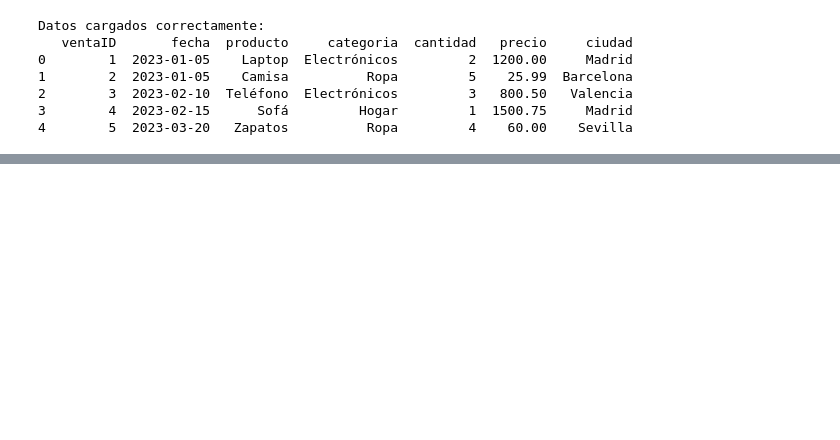
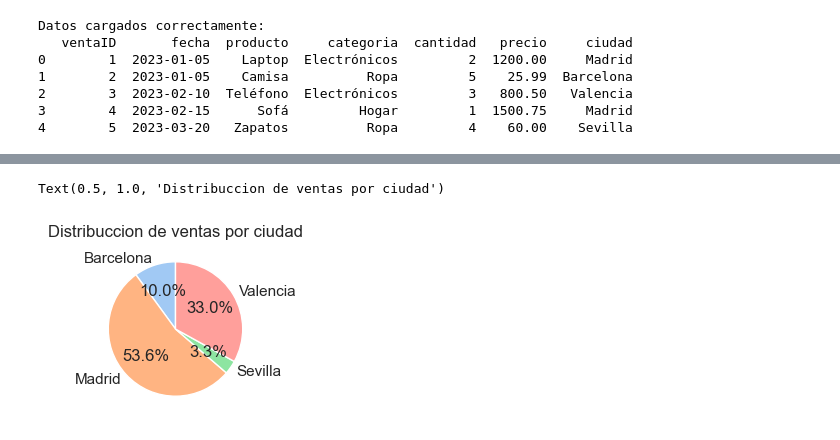
Before and after one commit to devpcarlos/CienciaDatos, a Jupyter notebook: BD.ipynb, the cells around one changed output, grey strips where cells are left out. Drawn from its saved outputs; the diff is of its cells as text; code cells hidden in the pictures; blank space fills up the shorter version.

```diff
--- a/BD.ipynb
+++ b/BD.ipynb
@@ -56,0 +81,14 @@ ventas_por_ciudad = df.groupby('ciudad')['Venta_total'].sum().reset_index()
+# %%
+# Gráfico 3: Ventas por ciudad (Tarta)
+plt.subplot(2,2,3)
+plt.pie(
+    ventas_por_ciudad['Venta_total'],
+    labels=ventas_por_ciudad['ciudad'],
+    autopct='%1.1f%%',
+    colors=sns.color_palette('pastel'),
+    startangle=90
+    )
+plt.title('Distribuccion de ventas por ciudad')
+# %% [output]
+Text(0.5, 1.0, 'Distribuccion de ventas por ciudad')
+[figure, added]
```
Also changed, not shown: parts of 5 cells of this notebook.
